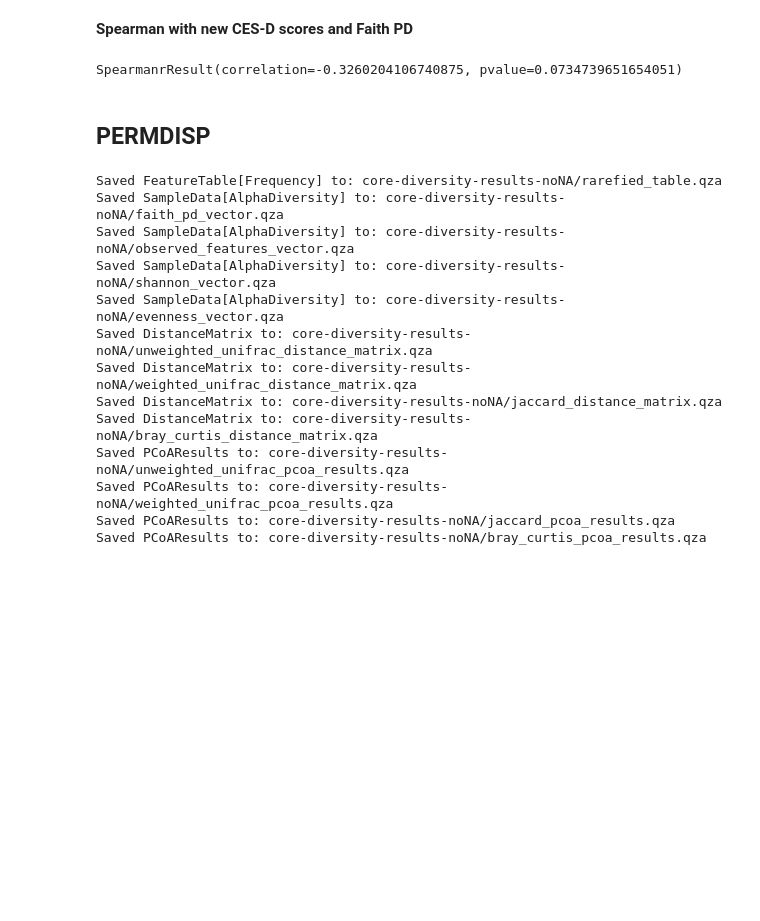
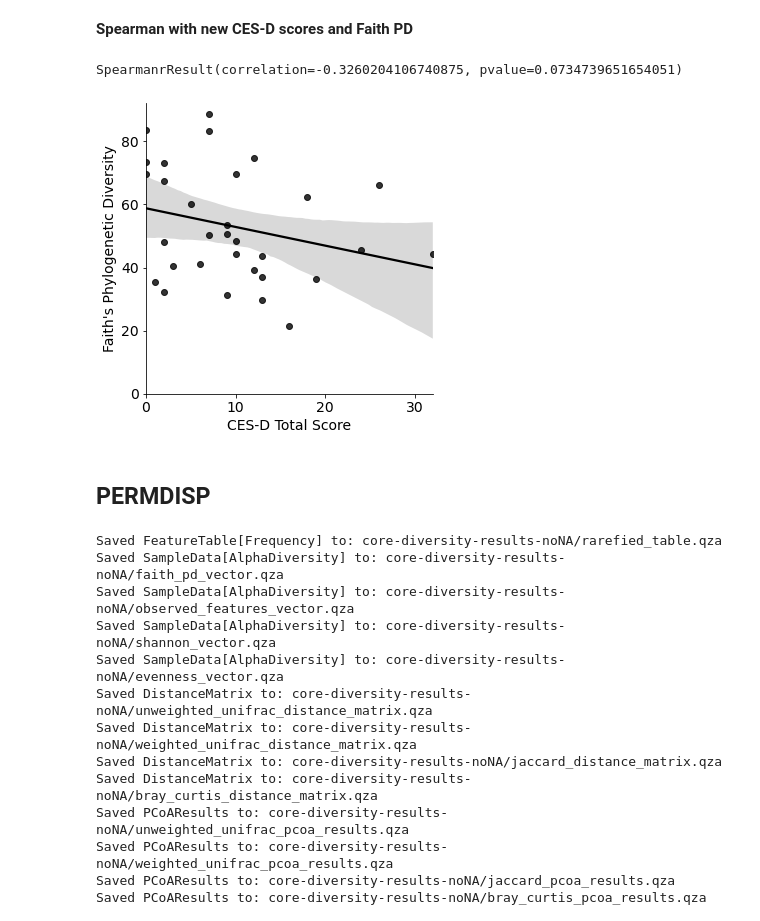
Before and after one commit to sterrettJD/Chemobrain, a Jupyter notebook: Final figs and additional analyses.ipynb, the cells around one changed output. Saved outputs shown, nothing was run; the diff lists cells and outputs as text; code cells hidden in the pictures; blank space fills up the shorter version.

```diff
--- a/Final figs and additional analyses.ipynb
+++ b/Final figs and additional analyses.ipynb
@@ -439,6 +439,13 @@ chemo_cesd_faith["faith_pd"].hist()
 spearmanr(chemo_cesd_faith["Updated CES-D"], chemo_cesd_faith["faith_pd"])
 # %% [output]
 SpearmanrResult(correlation=-0.3260204106740875, pvalue=0.0734739651654051)
+# %%
+ax = sns.lmplot(x="Updated CES-D", y="faith_pd", data=chemo_cesd_faith,
+               line_kws={'color': 'black'}, scatter_kws={"color":"black"})
+ax.set(ylim=0,ylabel="Faith's Phylogenetic Diversity", xlabel="CES-D Total Score")
+plt.show()
+# %% [output]
+[figure, added]
 # %% [markdown]
 ## PERMDISP
 # %%
```
Also changed, not shown: parts of 10 cells of this notebook.
